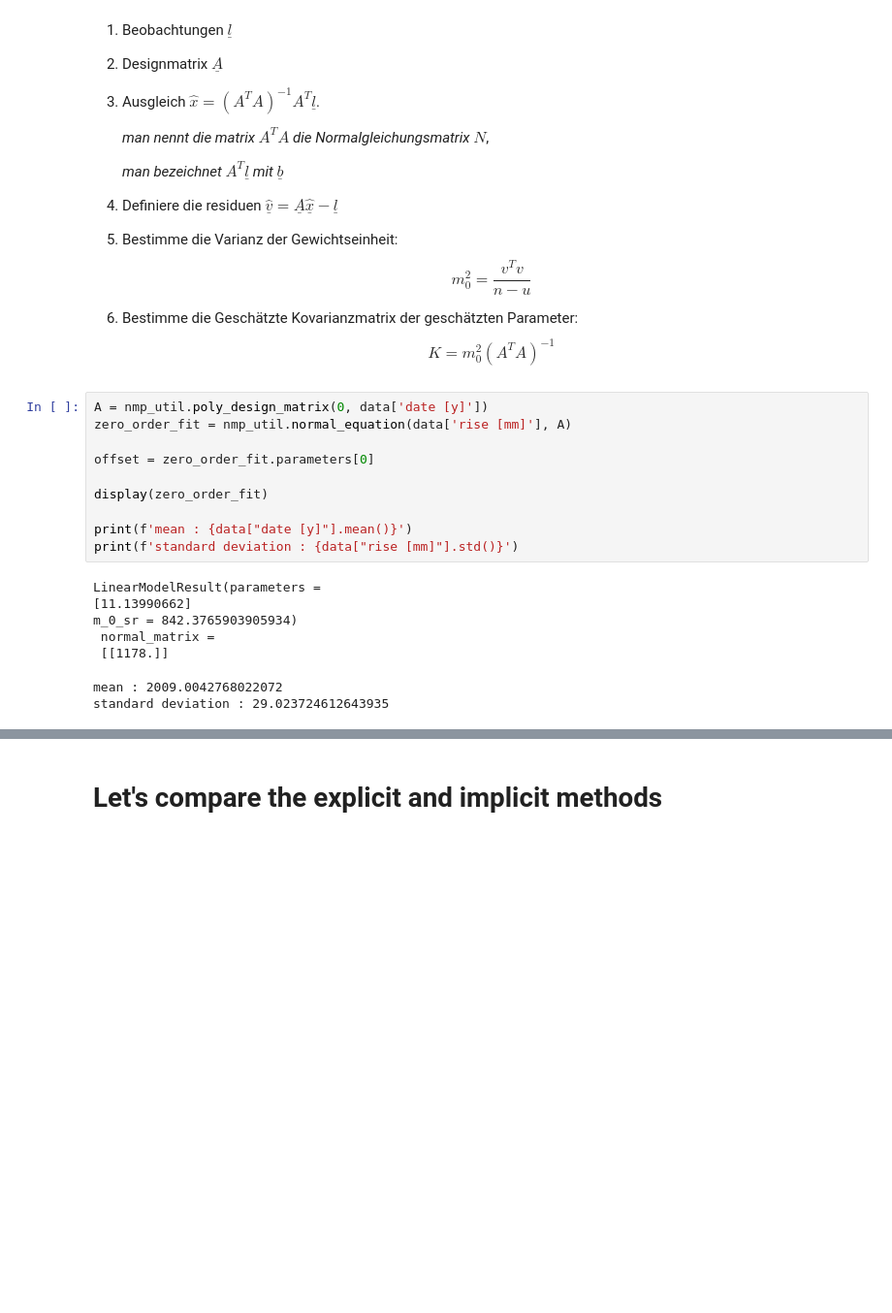
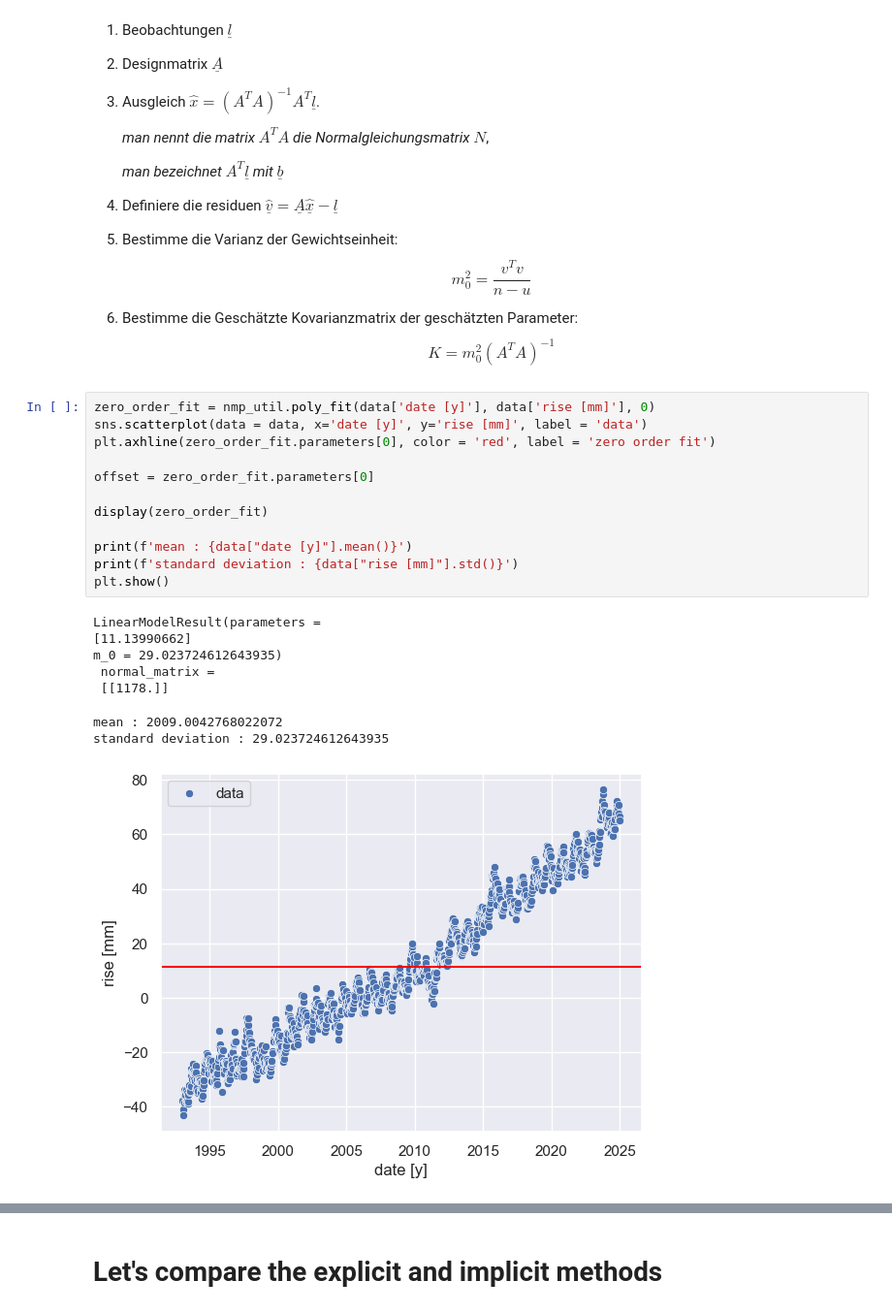
Before and after one commit to SecretGmG/nmp_exercises, a Jupyter notebook: ex_03/Sigrist_Serie_3.ipynb, the cells around one changed output, grey strips where cells are left out. Shown at 97% size. Saved outputs shown, nothing was run; the diff lists cells and outputs as text; blank space fills up the shorter version.

```diff
--- a/ex_03/Sigrist_Serie_3.ipynb
+++ b/ex_03/Sigrist_Serie_3.ipynb
@@ -112,21 +119,24 @@ $$
     K = m_0^2 (A^TA)^{-1}
     $$
 # %%
-A = nmp_util.poly_design_matrix(0, data['date [y]'])
-zero_order_fit = nmp_util.normal_equation(data['rise [mm]'], A)
+zero_order_fit = nmp_util.poly_fit(data['date [y]'], data['rise [mm]'], 0)
+sns.scatterplot(data = data, x='date [y]', y='rise [mm]', label = 'data')
+plt.axhline(zero_order_fit.parameters[0], color = 'red', label = 'zero order fit')
 
 offset = zero_order_fit.parameters[0]
 
 display(zero_order_fit)
 
 print(f'mean : {data["date [y]"].mean()}')
 print(f'standard deviation : {data["rise [mm]"].std()}')
+plt.show()
 # %% [output]
 LinearModelResult(parameters =
 [11.13990662]
-m_0_sr = 842.3765903905934)
+m_0 = 29.023724612643935)
  normal_matrix =
  [[1178.]]
 mean : 2009.0042768022072
 standard deviation : 29.023724612643935
+[figure, added]
 # %%
```
Also changed, not shown: parts of 13 cells of this notebook, 2 other files.
